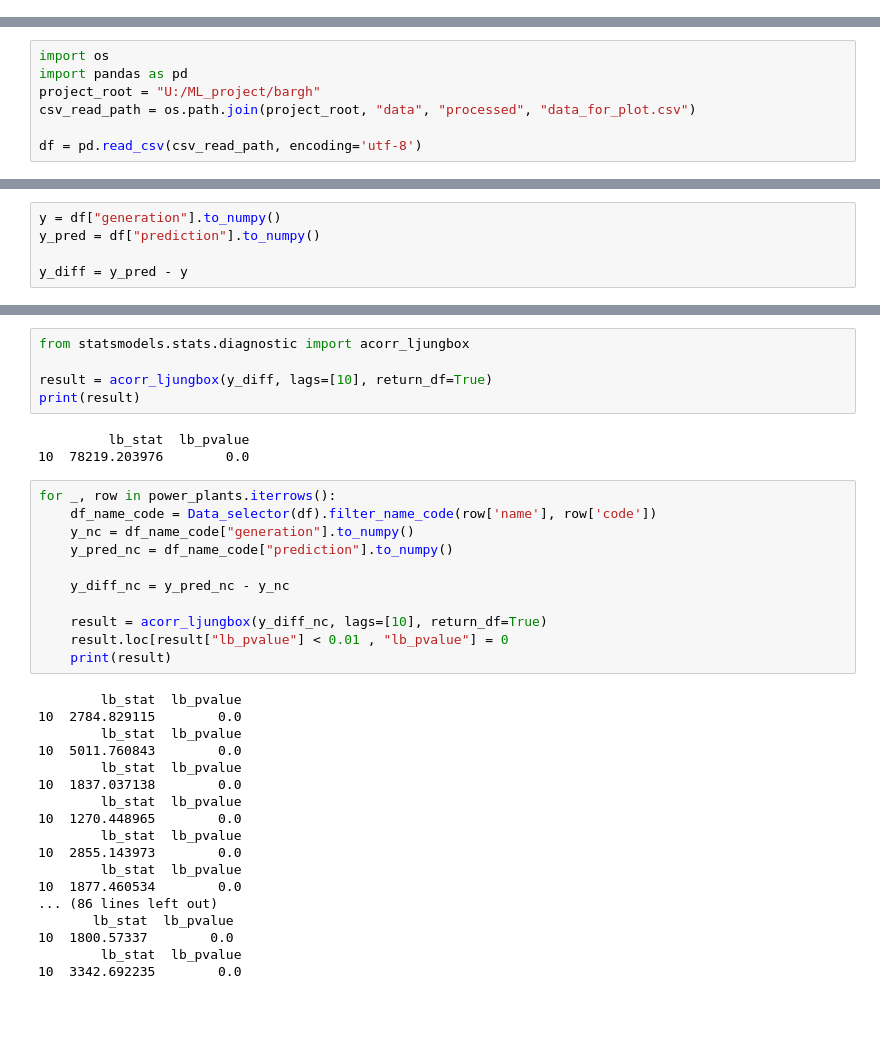
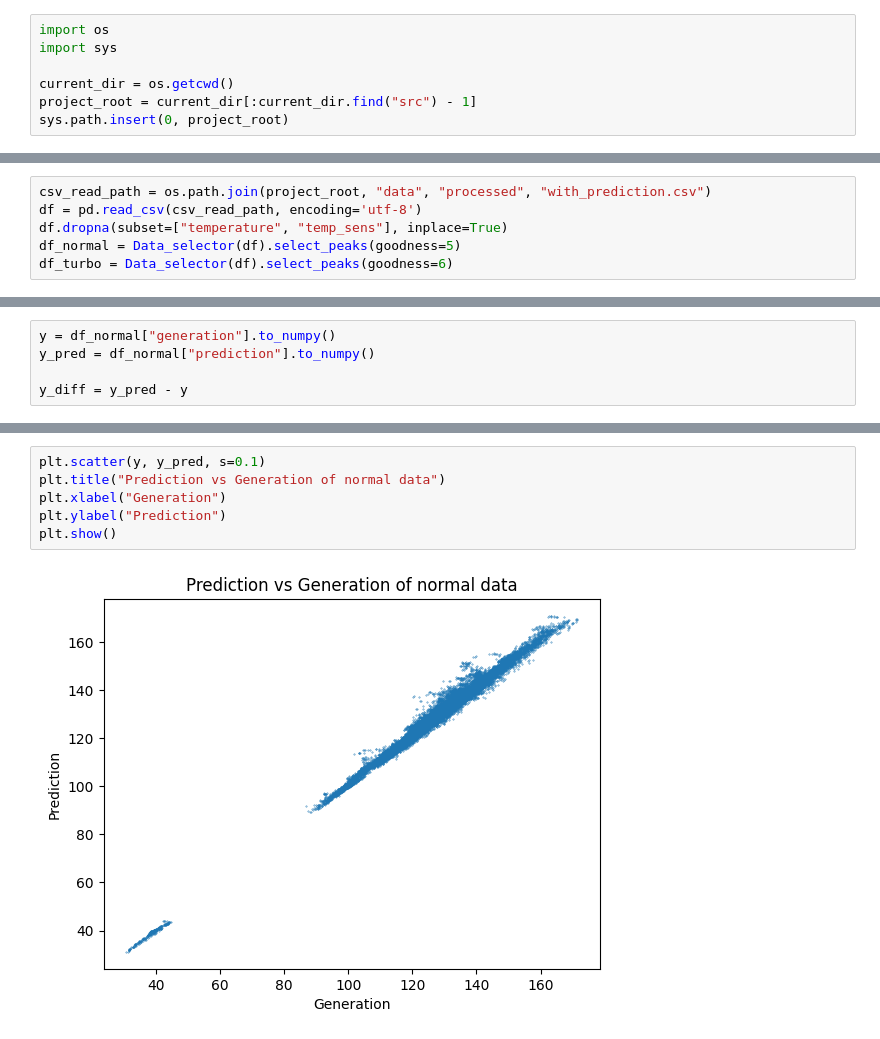
Before and after one commit to SHSMJ200/Bargh_ML, a Jupyter notebook: src/models/jupyter_files/Residualsـanalysis.ipynb, the cells around one changed output, grey strips where cells are left out. Drawn from its saved outputs; the diff is of its cells as text; blank space fills up the shorter version.

```diff
--- a/src/models/jupyter_files/Residualsـanalysis.ipynb
+++ b/src/models/jupyter_files/Residualsـanalysis.ipynb
@@ -0,0 +5,7 @@
+# %%
+import os
+import sys
+
+current_dir = os.getcwd()
+project_root = current_dir[:current_dir.find("src") - 1]
+sys.path.insert(0, project_root)
@@ -1,7 +17,6 @@
 # %%
-import os
-import pandas as pd
-project_root = "U:/ML_project/bargh"
-csv_read_path = os.path.join(project_root, "data", "processed", "data_for_plot.csv")
-
+csv_read_path = os.path.join(project_root, "data", "processed", "with_prediction.csv")
 df = pd.read_csv(csv_read_path, encoding='utf-8')
+df.dropna(subset=["temperature", "temp_sens"], inplace=True)
+df_normal = Data_selector(df).select_peaks(goodness=5)
+df_turbo = Data_selector(df).select_peaks(goodness=6)
@@ -10,5 +27,5 @@ df = df[df['is_good_peak'] == 3]
 # %%
-y = df["generation"].to_numpy()
-y_pred = df["prediction"].to_numpy()
+y = df_normal["generation"].to_numpy()
+y_pred = df_normal["prediction"].to_numpy()
 
 y_diff = y_pred - y
@@ -110,37 +32,8 @@ for _, row in power_plants.iterrows():
-# %%
-from statsmodels.stats.diagnostic import acorr_ljungbox
-
-result = acorr_ljungbox(y_diff, lags=[10], return_df=True)
-print(result)
-# %% [output]
-         lb_stat  lb_pvalue
-10  78219.203976        0.0
-# %%
-for _, row in power_plants.iterrows():
-    df_name_code = Data_selector(df).filter_name_code(row['name'], row['code'])
-    y_nc = df_name_code["generation"].to_numpy()
-    y_pred_nc = df_name_code["prediction"].to_numpy()
-
-    y_diff_nc = y_pred_nc - y_nc
-
-    result = acorr_ljungbox(y_diff_nc, lags=[10], return_df=True)
-    result.loc[result["lb_pvalue"] < 0.01 , "lb_pvalue"] = 0
-    print(result)
-# %% [output]
-        lb_stat  lb_pvalue
-10  2784.829115        0.0
-        lb_stat  lb_pvalue
-10  5011.760843        0.0
-        lb_stat  lb_pvalue
-10  1837.037138        0.0
-        lb_stat  lb_pvalue
-10  1270.448965        0.0
-        lb_stat  lb_pvalue
-10  2855.143973        0.0
-        lb_stat  lb_pvalue
-10  1877.460534        0.0
-... (86 lines left out)
-       lb_stat  lb_pvalue
-10  1800.57337        0.0
-        lb_stat  lb_pvalue
-10  3342.692235        0.0
+# %%
+plt.scatter(y, y_pred, s=0.1)
+plt.title("Prediction vs Generation of normal data")
+plt.xlabel("Generation")
+plt.ylabel("Prediction")
+plt.show()
+# %% [output]
+[figure, added]
```
Also changed, not shown: parts of 23 cells of this notebook, 31 other files.
